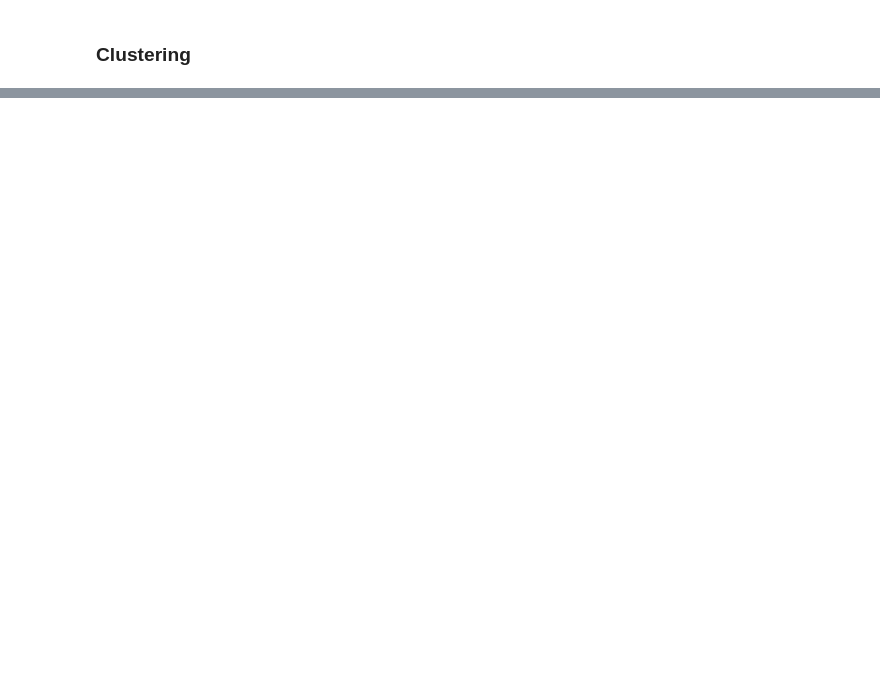
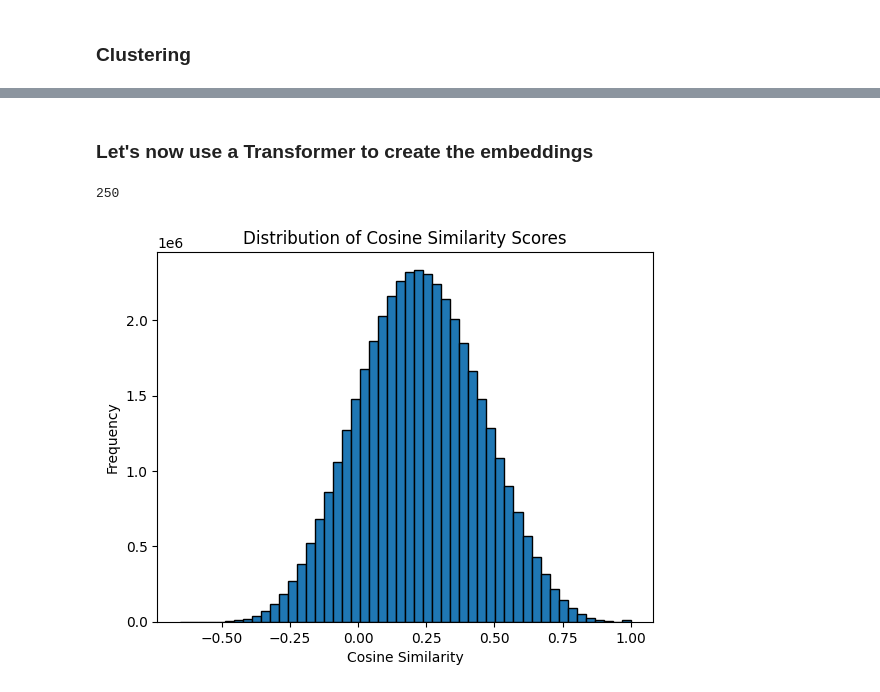
Before and after one commit to AlbertoEusebio/NLP-RAG1200, a Jupyter notebook: model_training.ipynb, the cells around one changed output, grey strips where cells are left out. Drawn from its saved outputs; the diff is of its cells as text; code cells hidden in the pictures; blank space fills up the shorter version.

```diff
--- a/model_training.ipynb
+++ b/model_training.ipynb
@@ -352,0 +730,2 @@ fig.show()
+# %% [markdown]
+### Let's now use a Transformer to create the embeddings
@@ -352,0 +737,15 @@ fig.show()
+# %%
+#k, S = guess_k_for_clustering(question_embeddings, 0.99)
+print(k)
+# %% [output]
+250
+# %%
+upper_triangle = S[np.triu_indices_from(S)]
+
+plt.hist(upper_triangle, bins=50, edgecolor='black')
+plt.title('Distribution of Cosine Similarity Scores')
+plt.xlabel('Cosine Similarity')
+plt.ylabel('Frequency')
+plt.show()
+# %% [output]
+[figure, added]
```
Also changed, not shown: parts of 67 cells of this notebook.
